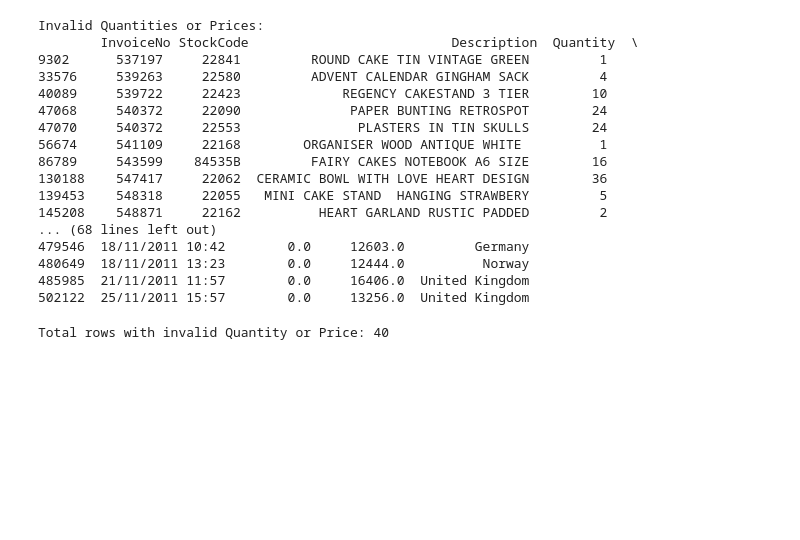
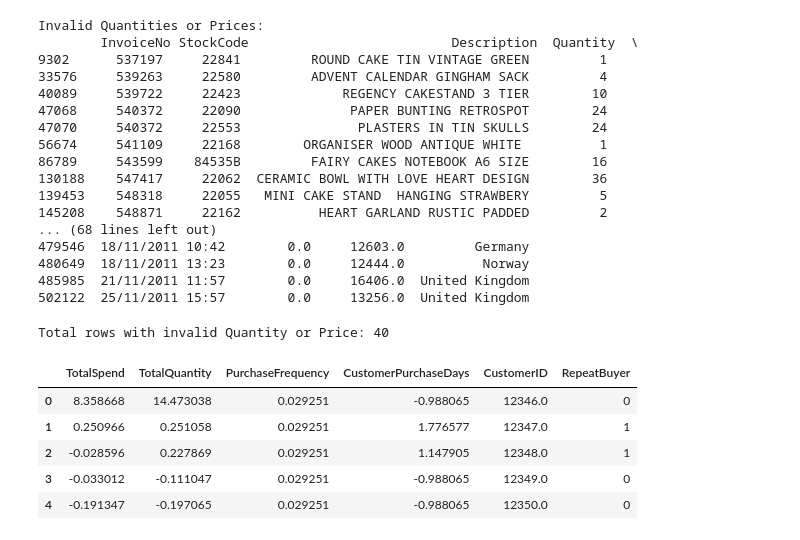
Before and after one commit to Zahid295/repeat-purchase-prediction, a Jupyter notebook: CA2_Capstone.ipynb, the cells around one changed output. Saved outputs shown, nothing was run; the diff lists cells and outputs as text; code cells hidden in the pictures; blank space fills up the shorter version.

Commit message:
Add feature engineering

```diff
--- a/CA2_Capstone.ipynb
+++ b/CA2_Capstone.ipynb
@@ -250,3 +250,31 @@ customer_df = df.groupby('CustomerID').agg({
 # Flatten column names
 
 customer_df.columns = ['CustomerID', 'NumInvoices', 'TotalQuantity', 'TotalSpend', 'FirstPurchase', 'LastPurchase', 'PurchaseDays']
+# %%
+# Feature Engineering
+
+customer_df['PurchaseFrequency'] = customer_df['PurchaseDays'] / customer_df['NumInvoices']
+customer_df['CustomerPurchaseDays'] = (customer_df['LastPurchase'] - customer_df['FirstPurchase']).dt.days
+customer_df['RepeatBuyer'] = customer_df['NumInvoices'].apply(lambda x: 1 if x > 1 else 0)
+# %%
+# Drop date columns for modeling
+customer_df = customer_df.drop(columns=['FirstPurchase', 'LastPurchase'])
+# %%
+# Feature Scaling
+scaler = StandardScaler()
+scaled_features = scaler.fit_transform(customer_df[['TotalSpend', 'TotalQuantity', 'PurchaseFrequency', 'CustomerPurchaseDays']])
+scaled_df = pd.DataFrame(scaled_features, columns=['TotalSpend', 'TotalQuantity', 'PurchaseFrequency', 'CustomerPurchaseDays'])
+scaled_df['CustomerID'] = customer_df['CustomerID'].values
+scaled_df['RepeatBuyer'] = customer_df['RepeatBuyer'].values
+# %%
+# Final prepared dataset
+
+prepared_df = scaled_df
+prepared_df.head()
+# %% [output]
+|  | TotalSpend | TotalQuantity | PurchaseFrequency | CustomerPurchaseDays | CustomerID | RepeatBuyer |
+| 0 | 8.358668 | 14.473038 | 0.029251 | -0.988065 | 12346.0 | 0 |
+| 1 | 0.250966 | 0.251058 | 0.029251 | 1.776577 | 12347.0 | 1 |
+| 2 | -0.028596 | 0.227869 | 0.029251 | 1.147905 | 12348.0 | 1 |
+| 3 | -0.033012 | -0.111047 | 0.029251 | -0.988065 | 12349.0 | 0 |
+| 4 | -0.191347 | -0.197065 | 0.029251 | -0.988065 | 12350.0 | 0 |
```
Also changed, not shown: 1 other file.
